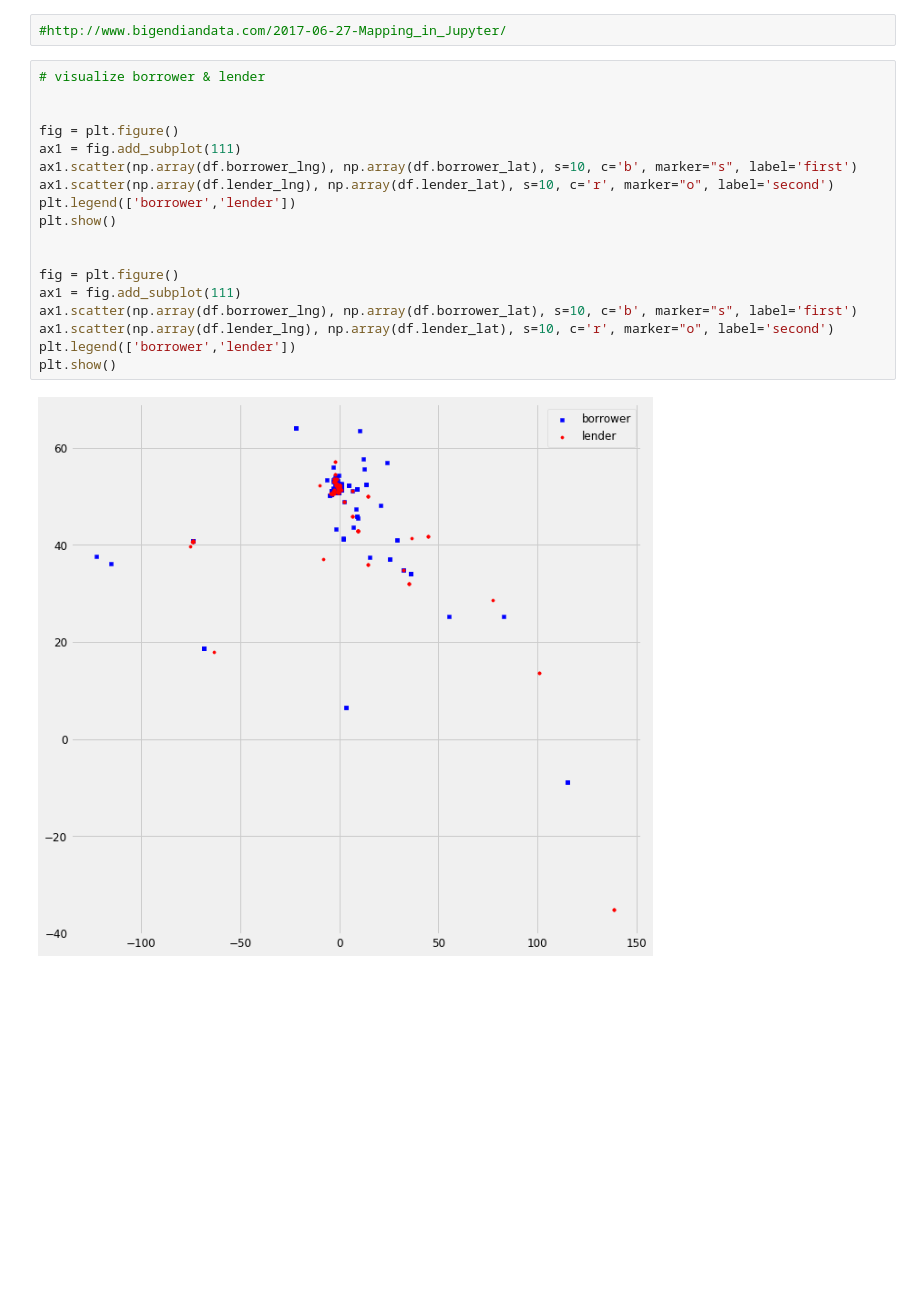
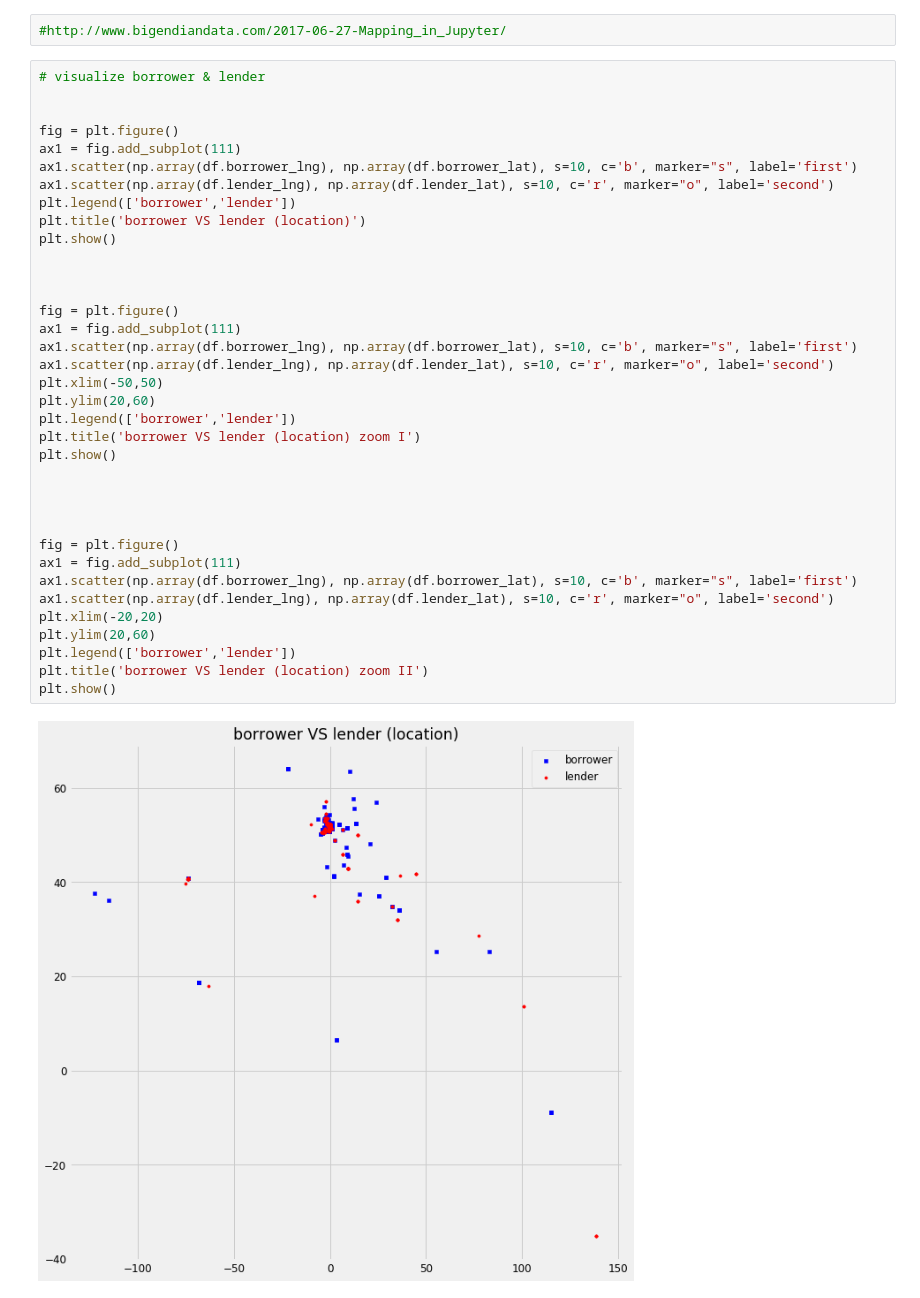
Before and after one commit to yennanliu/web_scraping, a Jupyter notebook: carandclassic/analysis/Rental_Location_EDA.ipynb, the cells around one changed output. Saved outputs shown, nothing was run; the diff lists cells and outputs as text; blank space fills up the shorter version.

Commit message:
add VA scale scatter plots

```diff
--- a/carandclassic/analysis/Rental_Location_EDA.ipynb
+++ b/carandclassic/analysis/Rental_Location_EDA.ipynb
@@ -152,20 +152,38 @@ Text(0.5,0,'distance_manhattan')
 # %%
 # visualize borrower & lender
 
 
 fig = plt.figure()
 ax1 = fig.add_subplot(111)
 ax1.scatter(np.array(df.borrower_lng), np.array(df.borrower_lat), s=10, c='b', marker="s", label='first')
 ax1.scatter(np.array(df.lender_lng), np.array(df.lender_lat), s=10, c='r', marker="o", label='second')
 plt.legend(['borrower','lender'])
+plt.title('borrower VS lender (location)')
 plt.show()
+
 
 
 fig = plt.figure()
 ax1 = fig.add_subplot(111)
 ax1.scatter(np.array(df.borrower_lng), np.array(df.borrower_lat), s=10, c='b', marker="s", label='first')
 ax1.scatter(np.array(df.lender_lng), np.array(df.lender_lat), s=10, c='r', marker="o", label='second')
+plt.xlim(-50,50)
+plt.ylim(20,60)
 plt.legend(['borrower','lender'])
+plt.title('borrower VS lender (location) zoom I')
 plt.show()
+
+
+
+
+fig = plt.figure()
+ax1 = fig.add_subplot(111)
+ax1.scatter(np.array(df.borrower_lng), np.array(df.borrower_lat), s=10, c='b', marker="s", label='first')
+ax1.scatter(np.array(df.lender_lng), np.array(df.lender_lat), s=10, c='r', marker="o", label='second')
+plt.xlim(-20,20)
+plt.ylim(20,60)
+plt.legend(['borrower','lender'])
+plt.title('borrower VS lender (location) zoom II')
+plt.show()
 # %% [output]
-[figure, old version]
+[figure, new version]
```
Also changed, not shown: parts of 2 cells of this notebook.
